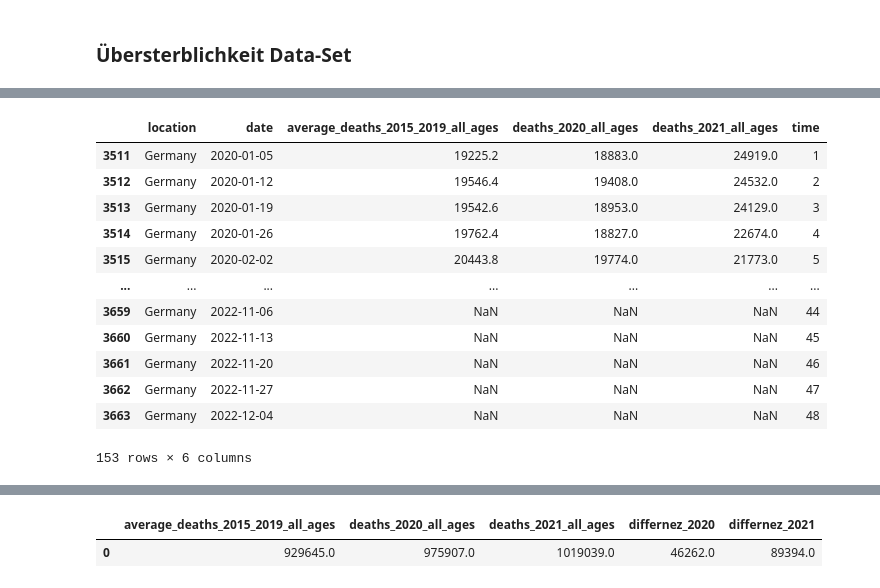
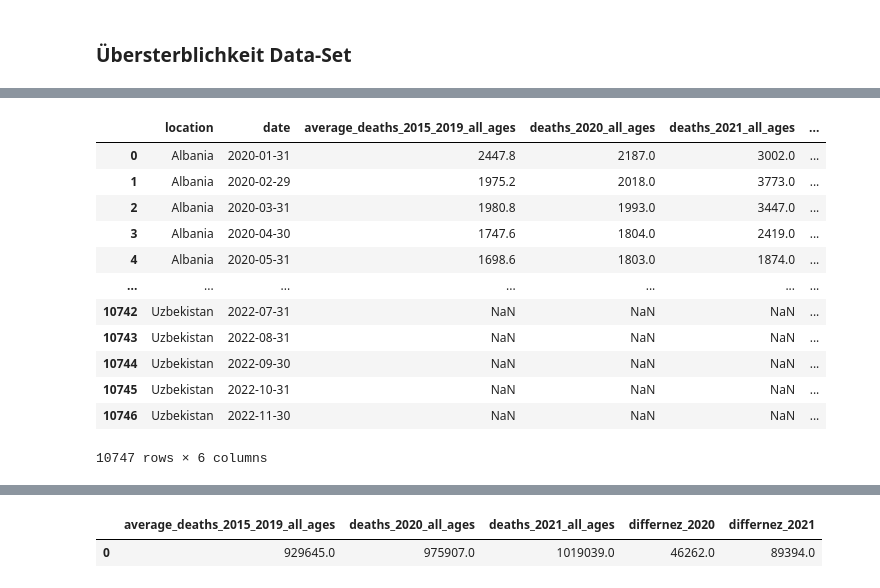
Before and after one commit to moshchev/smart_data, a Jupyter notebook: analyse.ipynb, the cells around one changed output, grey strips where cells are left out. Saved outputs shown, nothing was run; the diff lists cells and outputs as text; code cells hidden in the pictures.

```diff
--- a/analyse.ipynb
+++ b/analyse.ipynb
@@ -79,17 +211,17 @@ de_raw.iloc[50:55]
 # %%
-de = de_raw[['location', 'date', 'average_deaths_2015_2019_all_ages', 'deaths_2020_all_ages', 'deaths_2021_all_ages', 'time']]
-de
+mort_raw_selected = mort_raw[['location', 'date', 'average_deaths_2015_2019_all_ages', 'deaths_2020_all_ages', 'deaths_2021_all_ages', 'deaths_2022_all_ages']]
+mort_raw_selected
 # %% [output]
-|  | location | date | average_deaths_2015_2019_all_ages | deaths_2020_all_ages | deaths_2021_all_ages | time |
-| 3511 | Germany | 2020-01-05 | 19225.2 | 18883.0 | 24919.0 | 1 |
-| 3512 | Germany | 2020-01-12 | 19546.4 | 19408.0 | 24532.0 | 2 |
-| 3513 | Germany | 2020-01-19 | 19542.6 | 18953.0 | 24129.0 | 3 |
-| 3514 | Germany | 2020-01-26 | 19762.4 | 18827.0 | 22674.0 | 4 |
-| 3515 | Germany | 2020-02-02 | 20443.8 | 19774.0 | 21773.0 | 5 |
+|  | location | date | average_deaths_2015_2019_all_ages | deaths_2020_all_ages | deaths_2021_all_ages | ... |
+| 0 | Albania | 2020-01-31 | 2447.8 | 2187.0 | 3002.0 | ... |
+| 1 | Albania | 2020-02-29 | 1975.2 | 2018.0 | 3773.0 | ... |
+| 2 | Albania | 2020-03-31 | 1980.8 | 1993.0 | 3447.0 | ... |
+| 3 | Albania | 2020-04-30 | 1747.6 | 1804.0 | 2419.0 | ... |
+| 4 | Albania | 2020-05-31 | 1698.6 | 1803.0 | 1874.0 | ... |
 | ... | ... | ... | ... | ... | ... | ... |
-| 3659 | Germany | 2022-11-06 | NaN | NaN | NaN | 44 |
-| 3660 | Germany | 2022-11-13 | NaN | NaN | NaN | 45 |
-| 3661 | Germany | 2022-11-20 | NaN | NaN | NaN | 46 |
-| 3662 | Germany | 2022-11-27 | NaN | NaN | NaN | 47 |
-| 3663 | Germany | 2022-12-04 | NaN | NaN | NaN | 48 |
+| 10742 | Uzbekistan | 2022-07-31 | NaN | NaN | NaN | ... |
+| 10743 | Uzbekistan | 2022-08-31 | NaN | NaN | NaN | ... |
+| 10744 | Uzbekistan | 2022-09-30 | NaN | NaN | NaN | ... |
+| 10745 | Uzbekistan | 2022-10-31 | NaN | NaN | NaN | ... |
+| 10746 | Uzbekistan | 2022-11-30 | NaN | NaN | NaN | ... |
-153 rows × 6 columns
+10747 rows × 6 columns
```
Also changed, not shown: parts of 93 cells of this notebook.
